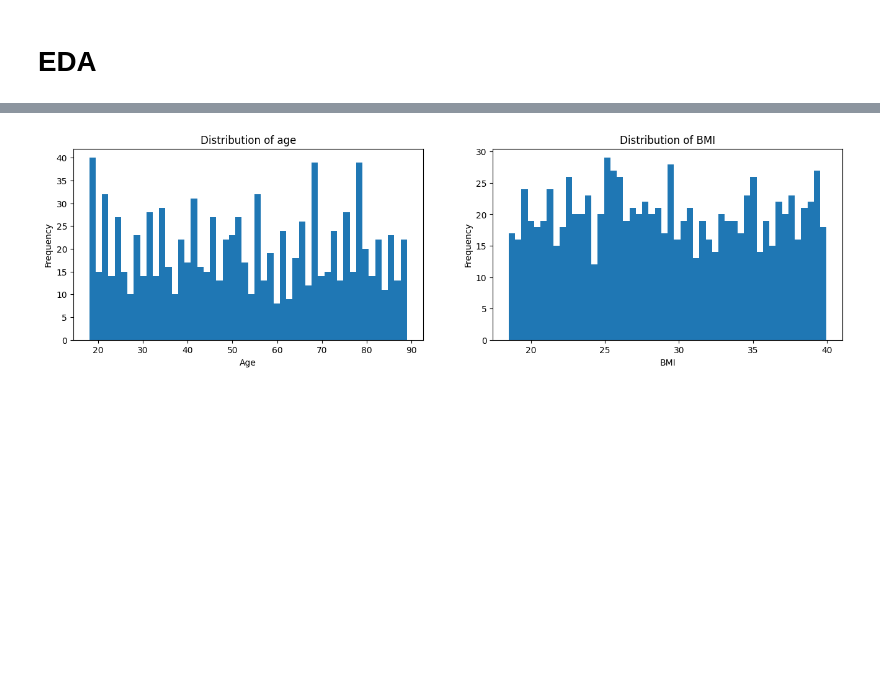
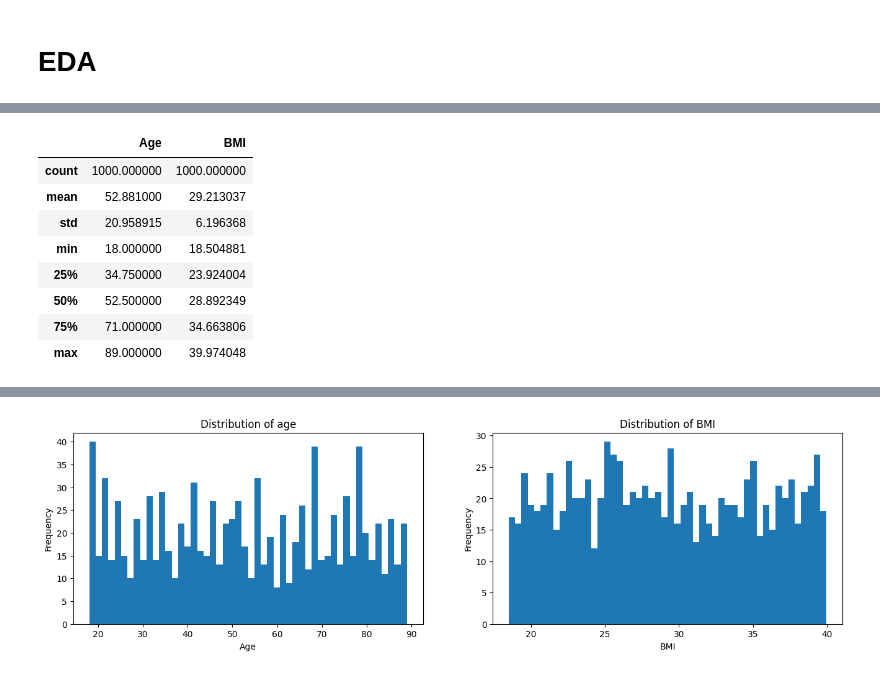
Before and after one commit to Dam314159/Machine-Learning-Operations, a Jupyter notebook: notebooks/Damien_EDA.ipynb, the cells around one changed output, grey strips where cells are left out. Saved outputs shown, nothing was run; the diff lists cells and outputs as text; code cells hidden in the pictures; blank space fills up the shorter version.

```diff
--- a/notebooks/Damien_EDA.ipynb
+++ b/notebooks/Damien_EDA.ipynb
@@ -25,0 +46,6 @@ health_df
+# %%
+# Convert multiple columns to string
+columns_to_convert = ["Heart Disease", "Diabetes", "Stroke", "Kidney Disease", "Cancer", "Alzheimer's Disease", "COPD", "Liver Disease", "Parkinson's Disease", "Tuberculosis"]
+health_df[columns_to_convert] = health_df[columns_to_convert].astype(bool)
+
+health_df.dtypes
@@ -25,0 +70,12 @@ health_df
+# %%
+health_df[["Age", "BMI"]].describe()
+# %% [output]
+|  | Age | BMI |
+| count | 1000.000000 | 1000.000000 |
+| mean | 52.881000 | 29.213037 |
+| std | 20.958915 | 6.196368 |
+| min | 18.000000 | 18.504881 |
+| 25% | 34.750000 | 23.924004 |
+| 50% | 52.500000 | 28.892349 |
+| 75% | 71.000000 | 34.663806 |
+| max | 89.000000 | 39.974048 |
```
Also changed, not shown: parts of 3 cells of this notebook.
